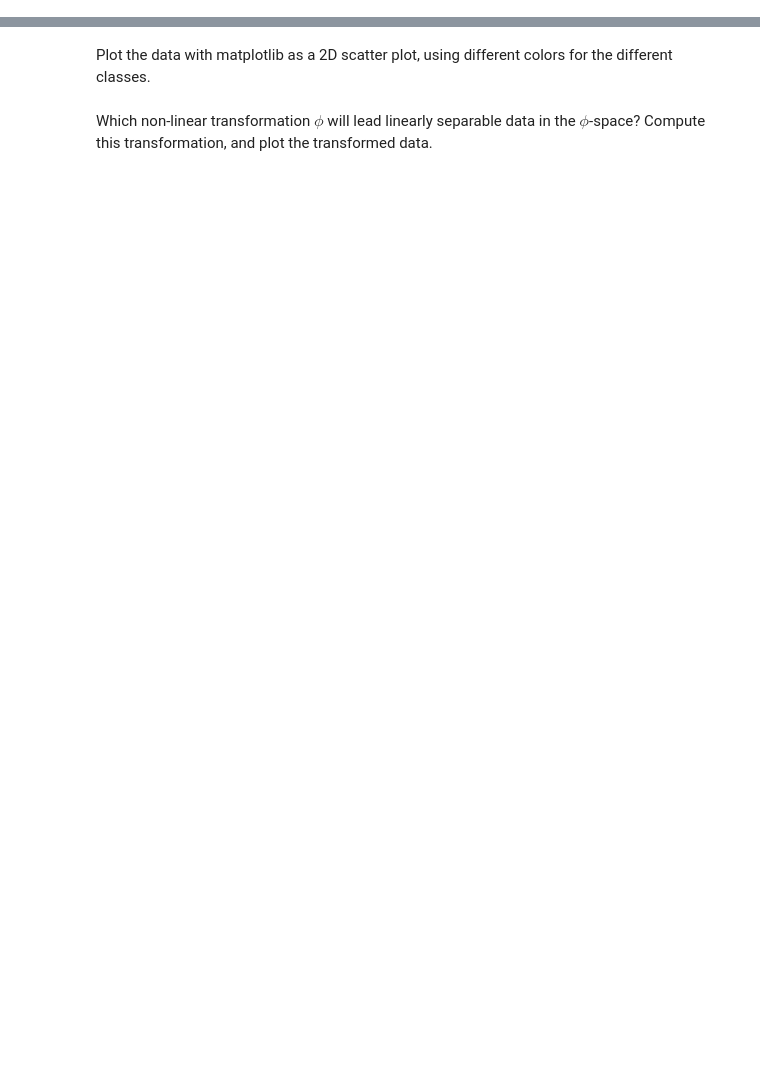
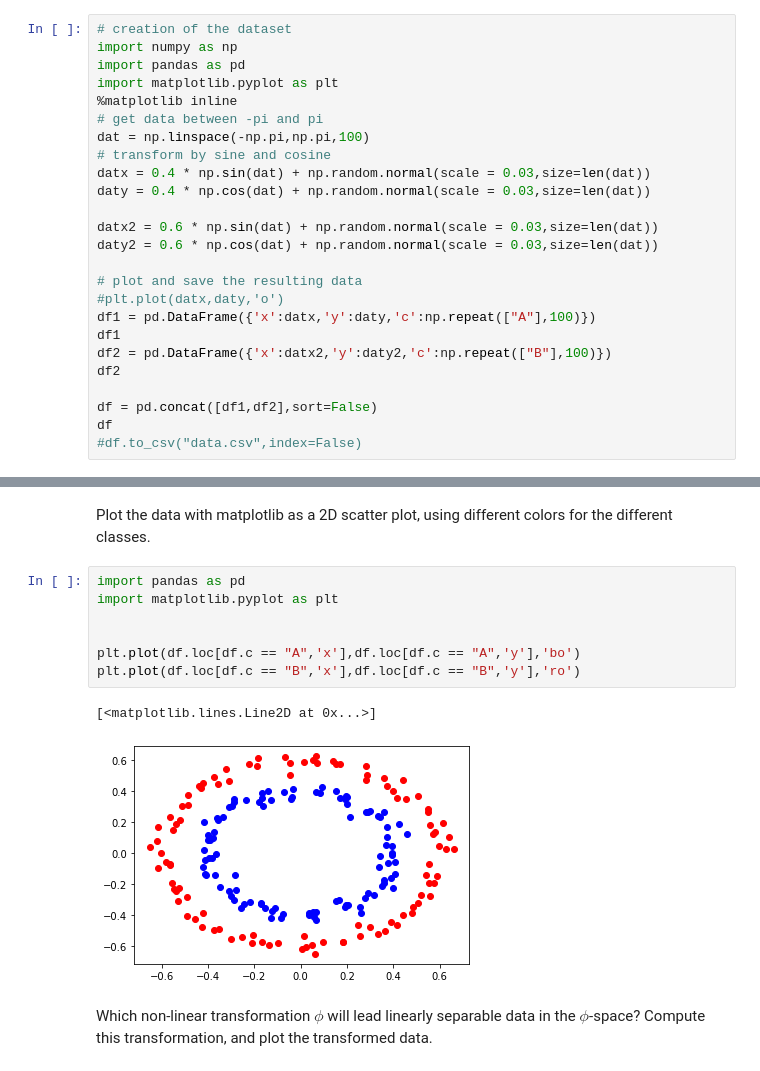
Before and after one commit to stefanluedtke/WS19AI2Exercises, a Jupyter notebook: 05-kernel-density-estimation.ipynb, the cells around one changed output, grey strips where cells are left out. Drawn from its saved outputs; the diff is of its cells as text; blank space fills up the shorter version.

```diff
--- a/05-kernel-density-estimation.ipynb
+++ b/05-kernel-density-estimation.ipynb
@@ -1,3 +1,28 @@
 # %% [markdown]
 # Nonlinear Decision Boundaries
 Load the data in `data.csv` as a data frame.
+# %%
+# creation of the dataset
+import numpy as np
+import pandas as pd
+import matplotlib.pyplot as plt
+%matplotlib inline
+# get data between -pi and pi
+dat = np.linspace(-np.pi,np.pi,100)
+# transform by sine and cosine
+datx = 0.4 * np.sin(dat) + np.random.normal(scale = 0.03,size=len(dat))
+daty = 0.4 * np.cos(dat) + np.random.normal(scale = 0.03,size=len(dat))
+
+datx2 = 0.6 * np.sin(dat) + np.random.normal(scale = 0.03,size=len(dat))
+daty2 = 0.6 * np.cos(dat) + np.random.normal(scale = 0.03,size=len(dat))
+
+# plot and save the resulting data
+#plt.plot(datx,daty,'o')
+df1 = pd.DataFrame({'x':datx,'y':daty,'c':np.repeat(["A"],100)})
+df1
+df2 = pd.DataFrame({'x':datx2,'y':daty2,'c':np.repeat(["B"],100)})
+df2
+
+df = pd.concat([df1,df2],sort=False)
+df
+#df.to_csv("data.csv",index=False)
@@ -4,4 +43,14 @@ Load the data in `data.csv` as a data frame.
 # %% [markdown]
 Plot the data with matplotlib as a 2D scatter plot, using different colors for the different classes.
+# %%
+import pandas as pd
+import matplotlib.pyplot as plt
+
+
+plt.plot(df.loc[df.c == "A",'x'],df.loc[df.c == "A",'y'],'bo')
+plt.plot(df.loc[df.c == "B",'x'],df.loc[df.c == "B",'y'],'ro')
+# %% [output]
+[<matplotlib.lines.Line2D at 0x...>]
+[figure, added]
 # %% [markdown]
 Which non-linear transformation $\phi$ will lead linearly separable data in the $\phi$-space? Compute this transformation, and plot the transformed data.
```
Also changed, not shown: parts of 4 cells of this notebook, 2 other files.
